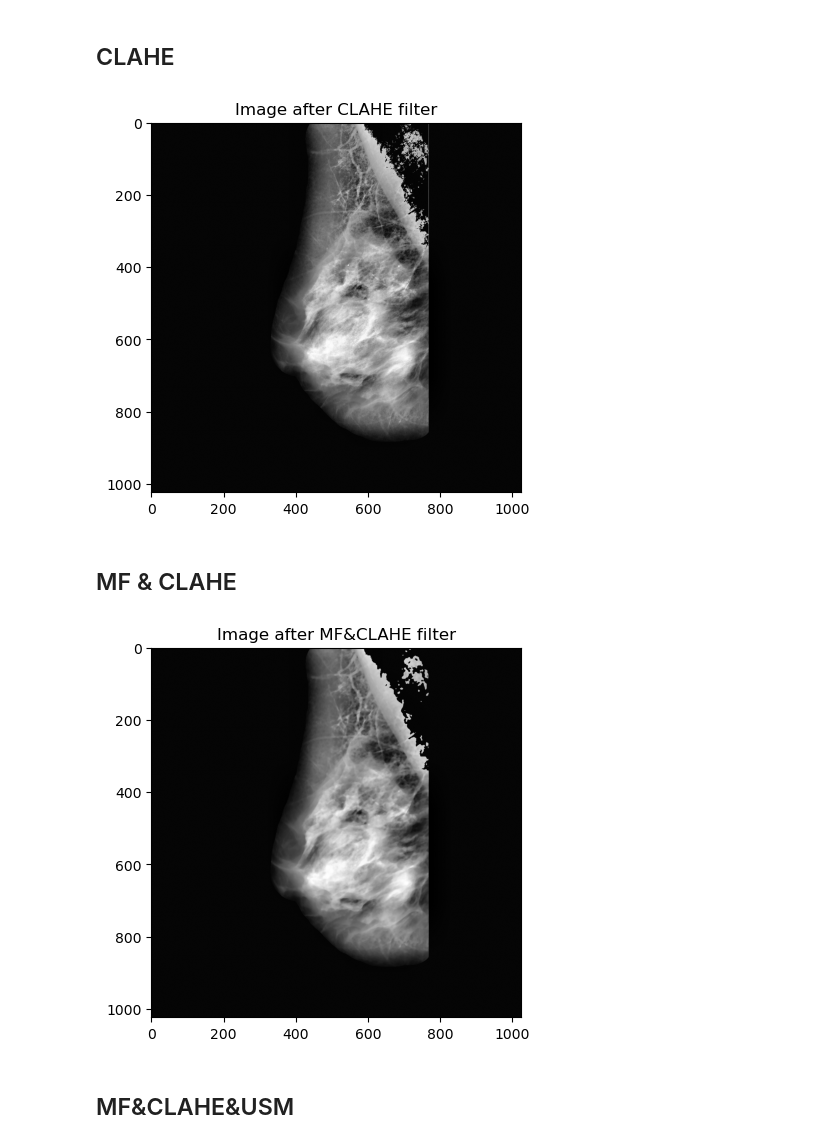
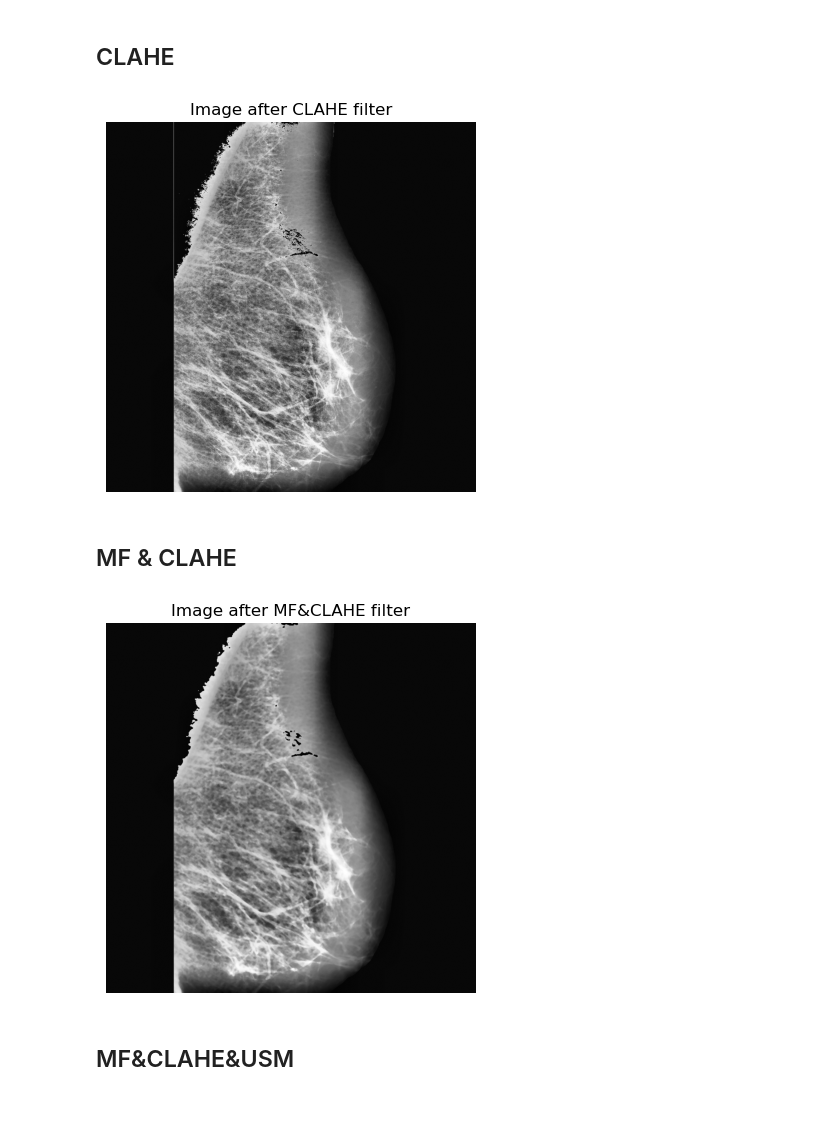
Before and after one commit to L4ncelin/Breast_cancer_detection, a Jupyter notebook: Notebooks/06_create_data_with_filters.ipynb, the cells around one changed output. Drawn from its saved outputs; the diff is of its cells as text; code cells hidden in the pictures; blank space fills up the shorter version.

Commit message:
Selecting same image for report

```diff
--- a/Notebooks/06_create_data_with_filters.ipynb
+++ b/Notebooks/06_create_data_with_filters.ipynb
@@ -48,11 +49,12 @@ data_clahe = get_features_from_images(images_roi_clahe)
 # %%
 data_clahe.to_csv("Data/Databases/exctracted_features_CLAHE.csv", index=False, sep=";")
 # %%
-plt.imshow(images_roi_clahe[0], cmap='grey')
+plt.imshow(images_roi_clahe[5], cmap='grey')
 plt.title("Image after CLAHE filter")
+plt.axis("off")
 plt.show()
 # %% [output]
-[figure, old version]
+[figure, new version]
 # %% [markdown]
 ## MF & CLAHE
 # %%
@@ -76,11 +78,12 @@ data_mf_and_clahe = get_features_from_images(images_roi_mf_and_clahe)
 # %%
 data_mf_and_clahe.to_csv("Data/Databases/exctracted_features_MF_and_CLAHE.csv", index=False, sep=";")
 # %%
-plt.imshow(images_roi_mf_and_clahe[0], cmap='grey')
+plt.imshow(images_roi_mf_and_clahe[5], cmap='grey')
 plt.title("Image after MF&CLAHE filter")
+plt.axis("off")
 plt.show()
 # %% [output]
-[figure, old version]
+[figure, new version]
 # %% [markdown]
 ## MF&CLAHE&USM
 # %%
```
Also changed, not shown: parts of 2 cells of this notebook.
